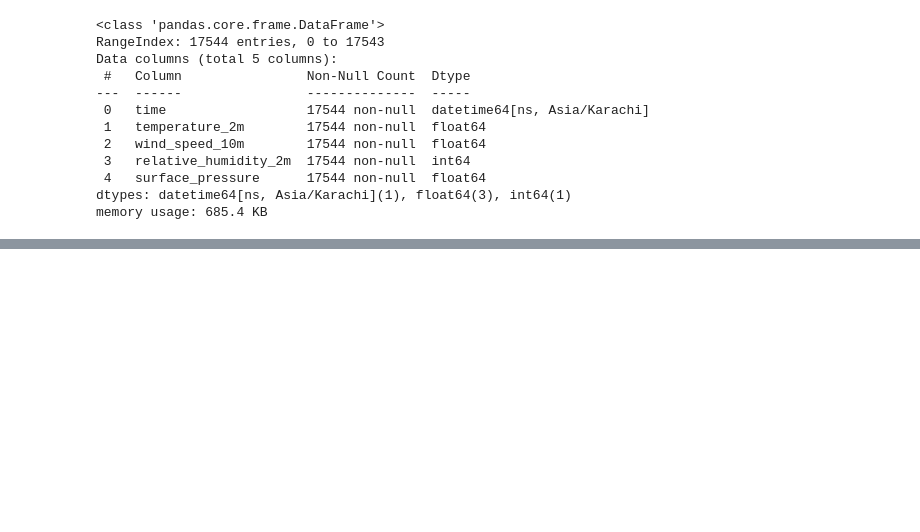
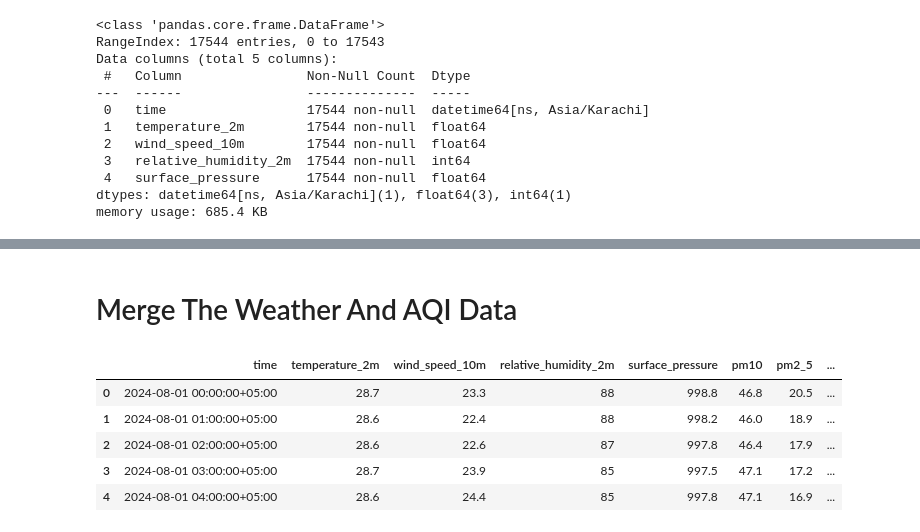
Before and after one commit to Sameen20-bot/10-Pearls-AQI-Predictor, a Jupyter notebook: AQI Predictor/Feature Collection.ipynb, the cells around one changed output, grey strips where cells are left out. Cells and saved outputs as stored; diff of their text form; code cells hidden in the pictures; blank space fills up the shorter version.

```diff
--- a/AQI Predictor/Feature Collection.ipynb
+++ b/AQI Predictor/Feature Collection.ipynb
@@ -72,0 +160,2 @@ memory usage: 685.4 KB
+# %% [markdown]
+# Merge The Weather And AQI Data
@@ -72,0 +164,9 @@ memory usage: 685.4 KB
+# %%
+AqiData.head()
+# %% [output]
+|  | time | temperature_2m | wind_speed_10m | relative_humidity_2m | surface_pressure | pm10 | pm2_5 | ... |
+| 0 | 2024-08-01 00:00:00+05:00 | 28.7 | 23.3 | 88 | 998.8 | 46.8 | 20.5 | ... |
+| 1 | 2024-08-01 01:00:00+05:00 | 28.6 | 22.4 | 88 | 998.2 | 46.0 | 18.9 | ... |
+| 2 | 2024-08-01 02:00:00+05:00 | 28.6 | 22.6 | 87 | 997.8 | 46.4 | 17.9 | ... |
+| 3 | 2024-08-01 03:00:00+05:00 | 28.7 | 23.9 | 85 | 997.5 | 47.1 | 17.2 | ... |
+| 4 | 2024-08-01 04:00:00+05:00 | 28.6 | 24.4 | 85 | 997.8 | 47.1 | 16.9 | ... |
```
Also changed, not shown: parts of 23 cells of this notebook, 2 other files.
